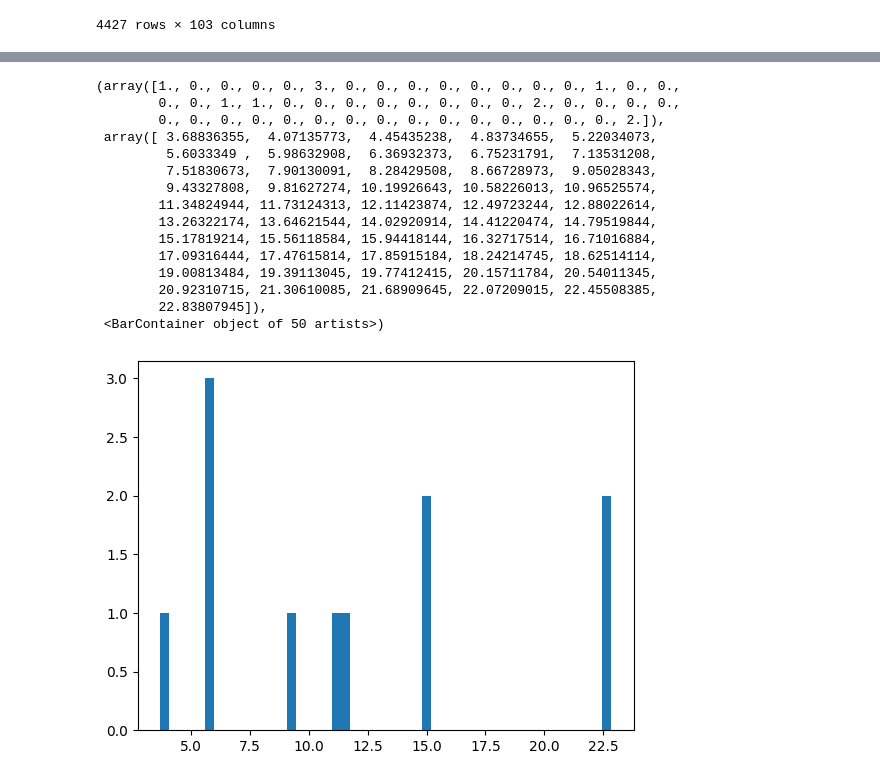
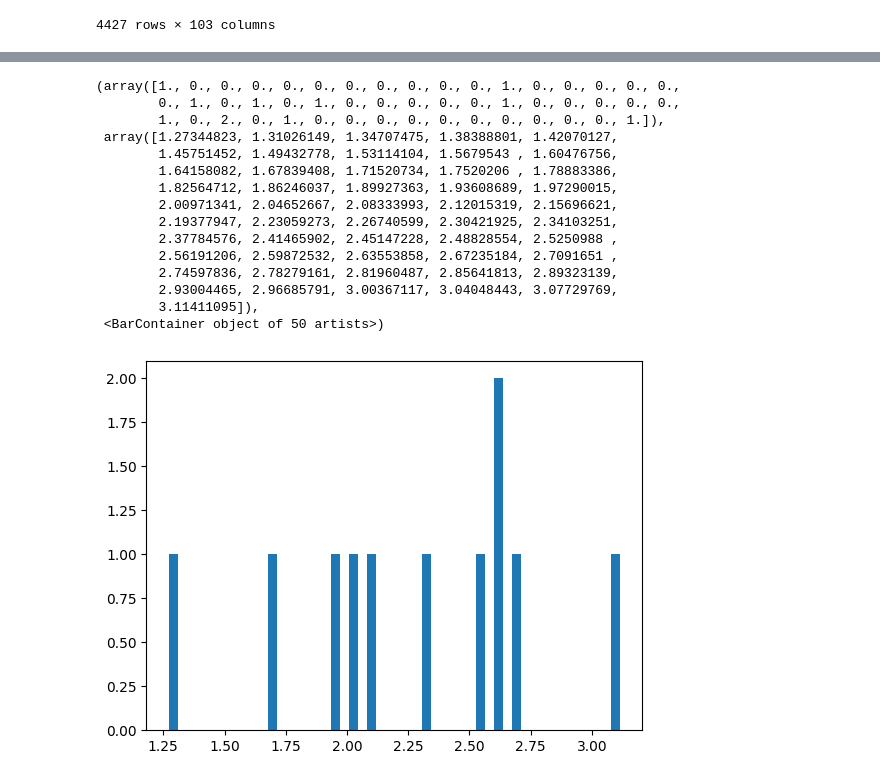
Before and after one commit to Ziyi-star/Bachelor-Project, a Jupyter notebook: notebooks/Handlebar/02-Autoencoder_Handlebar_16.ipynb, the cells around one changed output, grey strips where cells are left out. Drawn from its saved outputs; the diff is of its cells as text; code cells hidden in the pictures.

```diff
--- a/notebooks/Handlebar/02-Autoencoder_Handlebar_16.ipynb
+++ b/notebooks/Handlebar/02-Autoencoder_Handlebar_16.ipynb
@@ -36,11 +36,6 @@ df
 train_data, test_data, train_labels, test_labels = train_test_split(df, df['curb_scene'],
                                                                     test_size=0.2,
                                                                     random_state=RANDOM_SEED)
-
-# Now split the (train_data, train_labels) again into train and validation
-train_data, val_data, train_labels, val_labels = train_test_split(train_data, train_labels,
-                                                                  test_size=0.25,
-                                                                  random_state=RANDOM_SEED)
 # %%
 #scaling data, because neural network works better with scaled data
 scaler = StandardScaler()
@@ -67,9 +57,9 @@ val_data_scaled_df['end_time'] = val_data['end_time'].values
 # %%
 # Filter and slice the data
-normal_train_data_scaled = train_data_scaled_df[train_data_scaled_df['curb_scene'] == 0.0].values[:, :-3]
-abnormal_train_data_scaled = train_data_scaled_df[train_data_scaled_df['curb_scene'] == 1.0].values[:, :-3]
-normal_val_data_scaled = val_data_scaled_df[val_data_scaled_df['curb_scene'] == 0.0].values[:, :-3]
-abnormal_val_data_scaled = val_data_scaled_df[val_data_scaled_df['curb_scene'] == 1.0].values[:, :-3]
-val_data_scaled = val_data_scaled_df.values[:, :-3]
-normal_test_data_scaled = test_data_scaled_df[test_data_scaled_df['curb_scene'] == 0.0].values[:, :-3]
-abnormal_test_data_scaled = test_data_scaled_df[test_data_scaled_df['curb_scene'] == 1.0].values[:, :-3]
+normal_train_data_scaled = train_data_scaled_df[train_data_scaled_df['curb_scene'] == 0.0].iloc[:, :-3]
+abnormal_train_data_scaled = train_data_scaled_df[train_data_scaled_df['curb_scene'] == 1.0].iloc[:, :-3]
+normal_test_data_scaled = test_data_scaled_df[test_data_scaled_df['curb_scene'] == 0.0].iloc[:, :-3]
+abnormal_test_data_scaled = test_data_scaled_df[test_data_scaled_df['curb_scene'] == 1.0].iloc[:, :-3]
+# Example usage: Accessing the original index
+print(normal_test_data_scaled.index)
+print(abnormal_test_data_scaled.index)
@@ -122,12 +115,15 @@ class AutoEncoder(Model):
 #define model
 model = AutoEncoder()
 #if in 2 Epochs, loss is not decreasing, stop the training
-early_stopping = tf.keras.callbacks.EarlyStopping(monitor='val_loss', patience=2, mode='min')
-model.compile(optimizer='adam', loss='mse')
+early_stopping = tf.keras.callbacks.EarlyStopping(monitor='val_loss', patience=10, mode='min')
+model.compile(optimizer='adam', loss='mae')
 # %%
 # seprate class as well for normal and abnormal data invalidation data
-history = model.fit(normal_train_data_scaled, normal_train_data_scaled,epochs=100, batch_size=128,
-                    validation_data=(val_data_scaled, val_data_scaled),
-                    shuffle=True, callbacks=[early_stopping])
+history = model.fit(normal_train_data_scaled,
+                    normal_train_data_scaled,
+                    epochs=100, batch_size=128,
+                    validation_split=0.3,
+                    shuffle=True,
+                    callbacks=[early_stopping])
 # %% [output]
 Epoch 1/100
@@ -202,5 +196,5 @@ plt.hist(train_loss, bins=50)
 # %%
 reconstruction_abnormal = model.predict(abnormal_test_data_scaled)
-train_loss_abnormal = tf.keras.losses.mse(reconstruction_abnormal, abnormal_test_data_scaled)
+train_loss_abnormal = tf.keras.losses.mae(reconstruction_abnormal, abnormal_test_data_scaled)
 plt.hist(train_loss_abnormal, bins=50)
 # %% [output]
@@ -208,16 +202,16 @@ plt.hist(train_loss_abnormal, bins=50)
-(array([1., 0., 0., 0., 0., 3., 0., 0., 0., 0., 0., 0., 0., 0., 1., 0., 0.,
-        0., 0., 1., 1., 0., 0., 0., 0., 0., 0., 0., 0., 2., 0., 0., 0., 0.,
-        0., 0., 0., 0., 0., 0., 0., 0., 0., 0., 0., 0., 0., 0., 0., 2.]),
- array([ 3.68836355,  4.07135773,  4.45435238,  4.83734655,  5.22034073,
-         5.6033349 ,  5.98632908,  6.36932373,  6.75231791,  7.13531208,
-         7.51830673,  7.90130091,  8.28429508,  8.66728973,  9.05028343,
-         9.43327808,  9.81627274, 10.19926643, 10.58226013, 10.96525574,
-        11.34824944, 11.73124313, 12.11423874, 12.49723244, 12.88022614,
-        13.26322174, 13.64621544, 14.02920914, 14.41220474, 14.79519844,
-        15.17819214, 15.56118584, 15.94418144, 16.32717514, 16.71016884,
-        17.09316444, 17.47615814, 17.85915184, 18.24214745, 18.62514114,
-        19.00813484, 19.39113045, 19.77412415, 20.15711784, 20.54011345,
-        20.92310715, 21.30610085, 21.68909645, 22.07209015, 22.45508385,
-        22.83807945]),
+(array([1., 0., 0., 0., 0., 0., 0., 0., 0., 0., 0., 1., 0., 0., 0., 0., 0.,
+        0., 1., 0., 1., 0., 1., 0., 0., 0., 0., 0., 1., 0., 0., 0., 0., 0.,
+        1., 0., 2., 0., 1., 0., 0., 0., 0., 0., 0., 0., 0., 0., 0., 1.]),
+ array([1.27344823, 1.31026149, 1.34707475, 1.38388801, 1.42070127,
+        1.45751452, 1.49432778, 1.53114104, 1.5679543 , 1.60476756,
+        1.64158082, 1.67839408, 1.71520734, 1.7520206 , 1.78883386,
+        1.82564712, 1.86246037, 1.89927363, 1.93608689, 1.97290015,
+        2.00971341, 2.04652667, 2.08333993, 2.12015319, 2.15696621,
+        2.19377947, 2.23059273, 2.26740599, 2.30421925, 2.34103251,
+        2.37784576, 2.41465902, 2.45147228, 2.48828554, 2.5250988 ,
+        2.56191206, 2.59872532, 2.63553858, 2.67235184, 2.7091651 ,
+        2.74597836, 2.78279161, 2.81960487, 2.85641813, 2.89323139,
+        2.93004465, 2.96685791, 3.00367117, 3.04048443, 3.07729769,
+        3.11411095]),
  <BarContainer object of 50 artists>)
-[figure, old version]
+[figure, new version]
```
Also changed, not shown: parts of 19 cells of this notebook, 3 other files.
